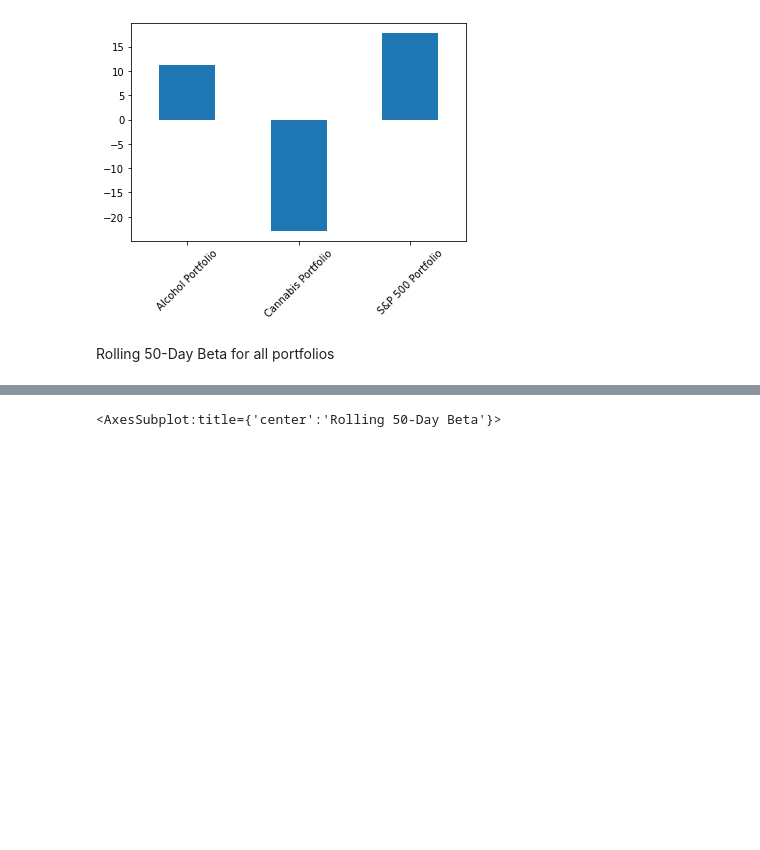
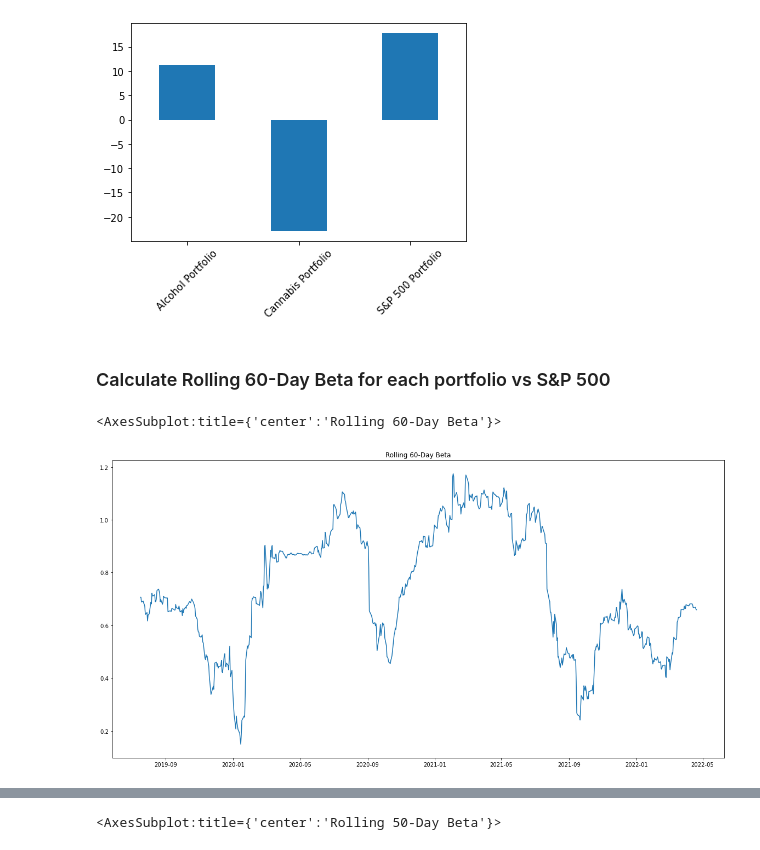
Before and after one commit to themichaelfoley/MKJ_FinTech_Project_1, a Jupyter notebook: Team3_Project1-2.ipynb, the cells around one changed output, grey strips where cells are left out. Cells and saved outputs as stored; diff of their text form; code cells hidden in the pictures; blank space fills up the shorter version.

Commit message:
Cleaned code, began to format layout, updated Rolling beta - to verify

```diff
--- a/Team3_Project1-2.ipynb
+++ b/Team3_Project1-2.ipynb
@@ -425,4 +418,13 @@ bench_sharpe_ratio.plot(kind="bar", rot=45)
 <AxesSubplot:>
 [figure]
 # %% [markdown]
-Rolling 50-Day Beta for all portfolios
+### Calculate Rolling 60-Day Beta for each portfolio vs S&P 500
+# %%
+#60-Day Rolling Beta for Alcohol Portfolio vs S&P500
+cov1 = bench_cann_alc["Alcohol Portfolio"].rolling(window=60).cov(bench_cann_alc["S&P 500 Portfolio"])
+var1 = bench_cann_alc["S&P 500 Portfolio"].rolling(window=60).var()
+beta1 = cov1 / var1
+beta1.plot(figsize=(20,10), title= "Rolling 60-Day Beta")
+# %% [output]
+<AxesSubplot:title={'center':'Rolling 60-Day Beta'}>
+[figure, added]
```
Also changed, not shown: parts of 31 cells of this notebook, 3 other files.
